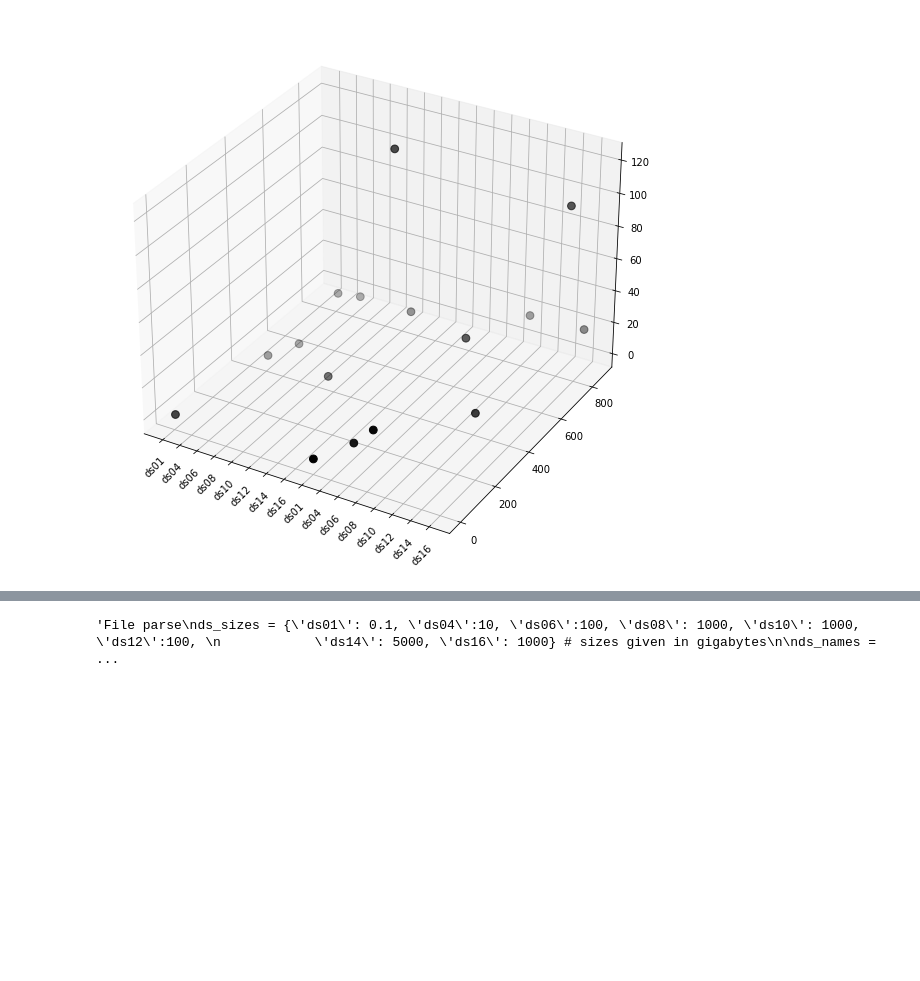
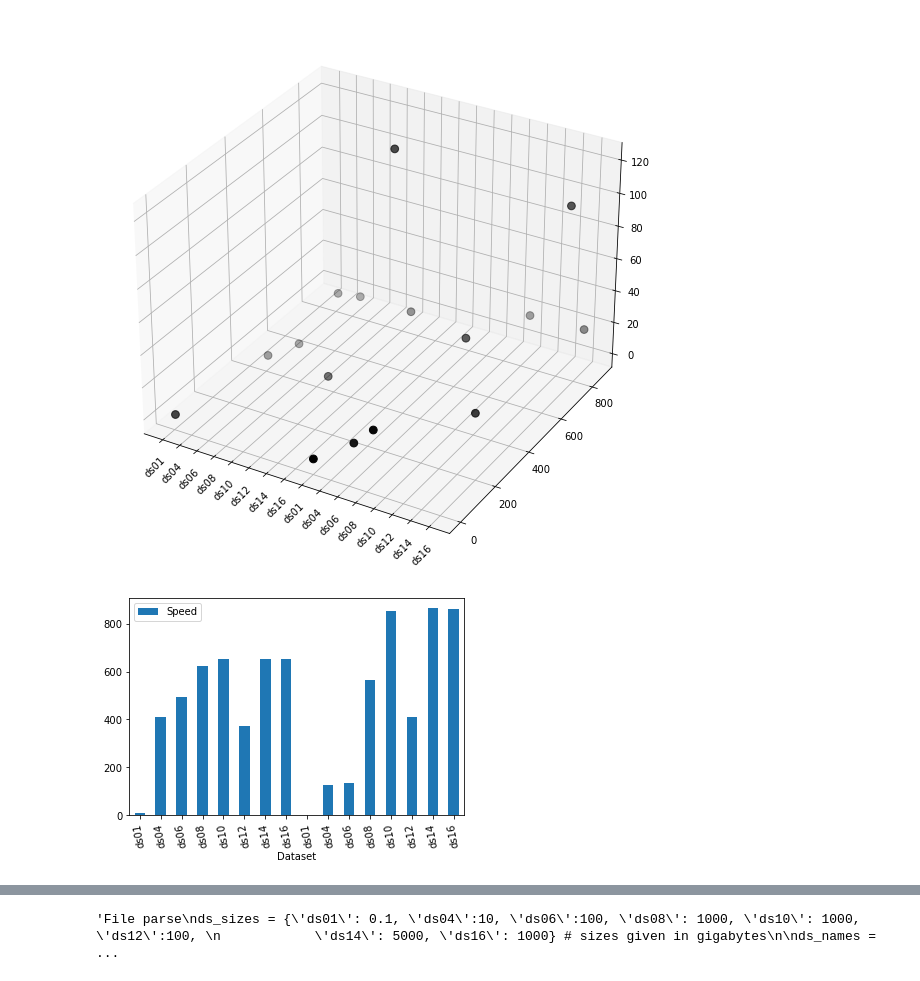
Before and after one commit to mmoo97/DTN_tests, a Jupyter notebook: DTN_notebook.ipynb, the cells around one changed output, grey strips where cells are left out. Saved outputs shown, nothing was run; the diff lists cells and outputs as text; code cells hidden in the pictures; blank space fills up the shorter version.

Commit message:
add bar graphs and scatter plot grahs

```diff
--- a/DTN_notebook.ipynb
+++ b/DTN_notebook.ipynb
@@ -48,0 +47,7 @@ plt.show()
+# %%
+""" Builds bar graphs to represent data for different endpoints """
+
+#plot
+bg1 = data.plot.bar(x = 'Dataset', y = 'Speed', rot = 100) # graph shows the speed for each ds
+# %% [output]
+[figure, added]
```
Also changed, not shown: parts of 5 cells of this notebook.
